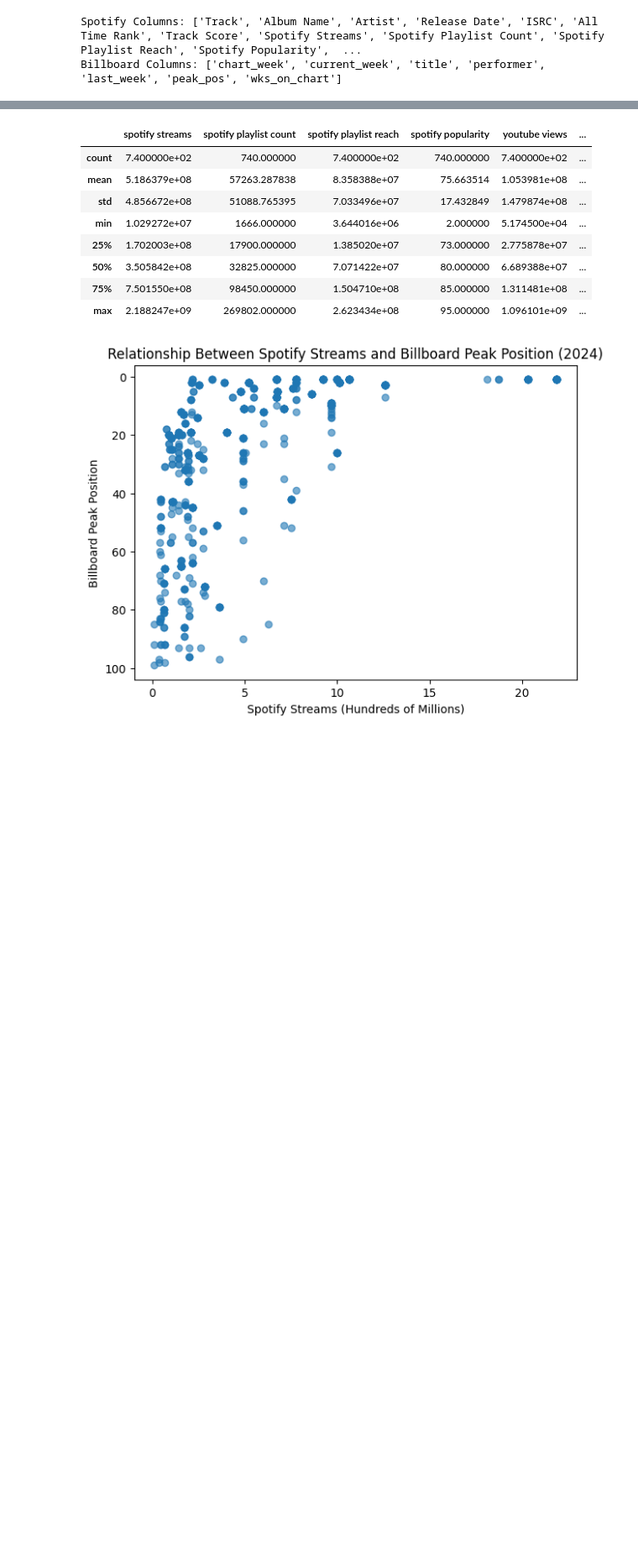
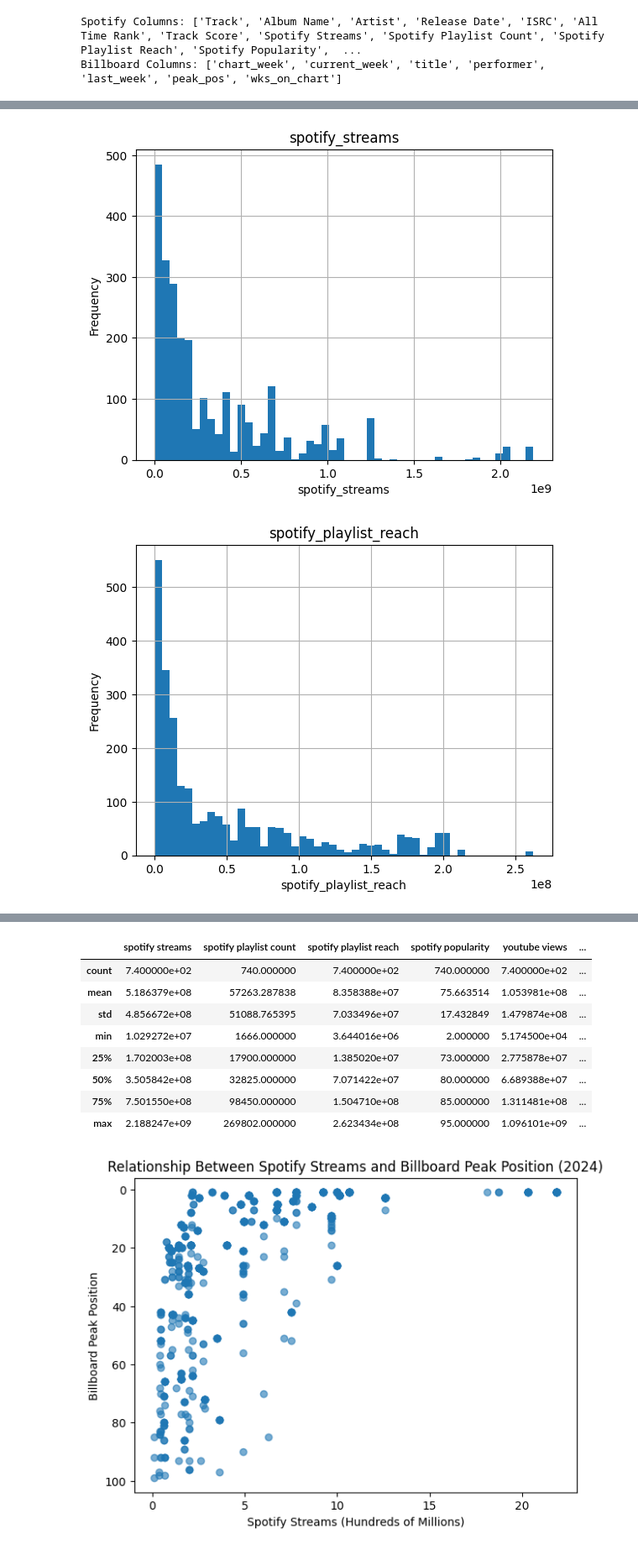
Before and after one commit to jasons1142/cs506final-project, a Jupyter notebook: notebooks/01_data_cleaning_(1).ipynb, the cells around one changed output, grey strips where cells are left out. Shown at 84% size. Cells and saved outputs as stored; diff of their text form; code cells hidden in the pictures; blank space fills up the shorter version.

Commit message:
Changes to data considering

```diff
--- a/notebooks/01_data_cleaning_(1).ipynb
+++ b/notebooks/01_data_cleaning_(1).ipynb
@@ -19,8 +7,8 @@ from sklearn.linear_model import LinearRegression
 from sklearn.model_selection import train_test_split
 from sklearn.metrics import r2_score, mean_absolute_error
 # %%
-spotify = pd.read_csv('spotify_top_2024.csv', encoding='latin1')
-billboard = pd.read_csv('billboard_top.csv', encoding='latin1')
+spotify = pd.read_csv('../data/spotify_top_2024.csv', encoding='latin1')
+billboard = pd.read_csv('../data/billboard_top.csv', encoding='latin1')
 
 print("Spotify Columns:", spotify.columns.tolist())
 print("Billboard Columns:", billboard.columns.tolist())
@@ -28,16 +16,16 @@ print("Billboard Columns:", billboard.columns.tolist())
 Spotify Columns: ['Track', 'Album Name', 'Artist', 'Release Date', 'ISRC', 'All Time Rank', 'Track Score', 'Spotify Streams', 'Spotify Playlist Count', 'Spotify Playlist Reach', 'Spotify Popularity',  ...
 Billboard Columns: ['chart_week', 'current_week', 'title', 'performer', 'last_week', 'peak_pos', 'wks_on_chart']
 # %%
-spotify.columns = spotify.columns.str.lower().str.strip()
-billboard.columns = billboard.columns.str.lower().str.strip()
+spotify.columns = spotify.columns.str.lower().str.replace(' ', '_')
+billboard.columns = billboard.columns.str.lower().str.replace(' ', '_')
 
 # Rename Spotify columns for consistency
 spotify = spotify.rename(columns={
-    'track': 'title',
-    'artist': 'performer'
+    'track': 'track',
+    'artist': 'artist'
 })
 
-# Standardize text columns
-for df in [spotify, billboard]:
-    for col in ['title', 'performer']:
-        df[col] = df[col].astype(str).str.lower().str.strip()
+billboard = billboard.rename(columns={
+    'title': 'track',
+    'performer': 'artist'
+})
@@ -43,0 +203,11 @@ for df in [spotify, billboard]:
+# %%
+final = spotify_final.merge(
+    billboard_2024[['track', 'artist', 'current_week', 'peak_pos', 'wks_on_chart']],
+    on=['track', 'artist'],
+    how='left'
+)
+# %%
+final['charted'] = final['current_week'].notna().astype(int)
+
+final['peak_pos'] = final['peak_pos'].fillna(200)       # assume 200 = “did not chart”
+final['wks_on_chart'] = final['wks_on_chart'].fillna(0) # no weeks on chart
@@ -43,0 +281,17 @@ for df in [spotify, billboard]:
+# %%
+import matplotlib.pyplot as plt
+
+cols_to_plot = [
+    'spotify_streams', 'spotify_playlist_reach',
+    'youtube_views', 'tiktok_views'
+]
+
+for col in cols_to_plot:
+    final[col].dropna().hist(bins=50)
+    plt.title(col)
+    plt.xlabel(col)
+    plt.ylabel("Frequency")
+    plt.show()
+# %% [output]
+[figure, added]
+[figure, added]
```
Also changed, not shown: parts of 19 cells of this notebook.
